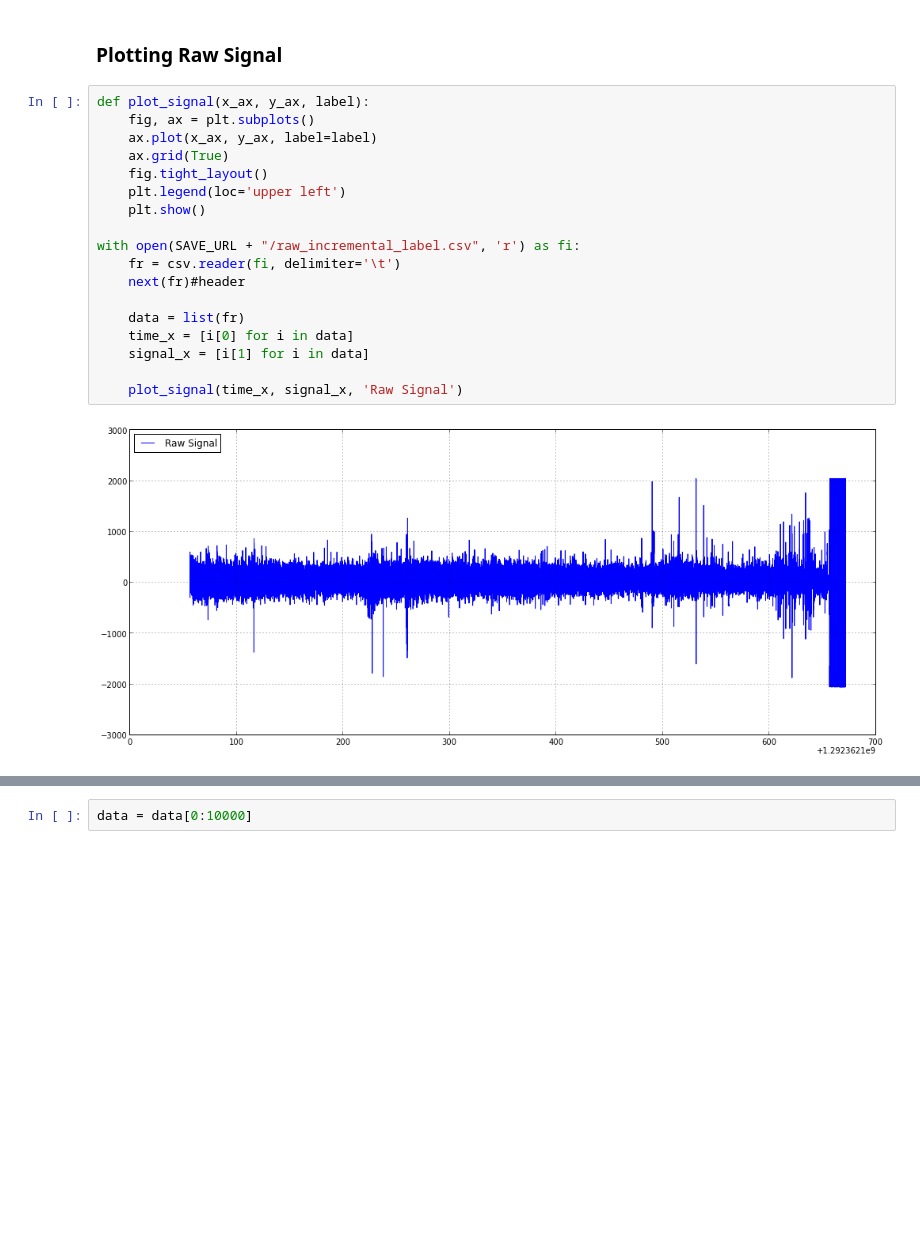
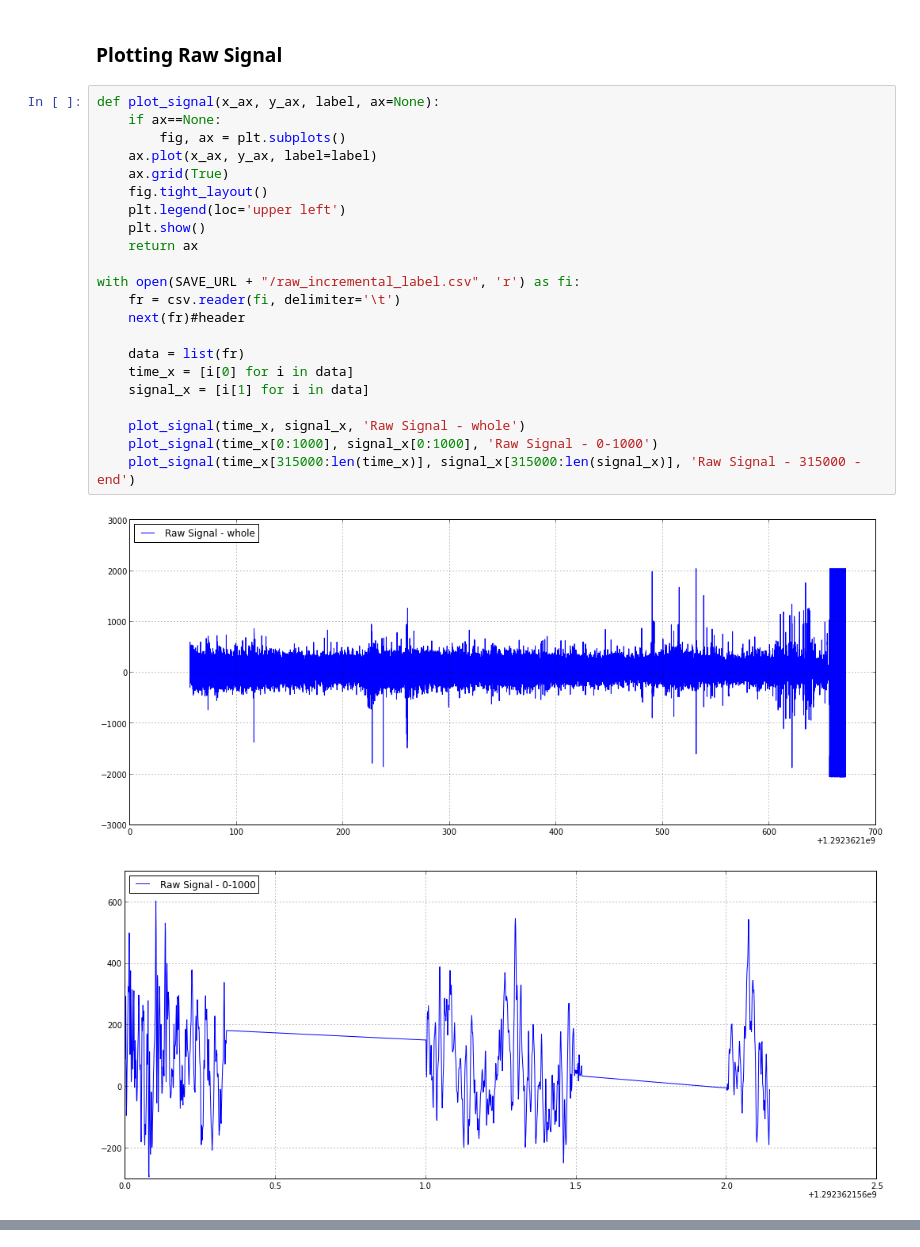
Before and after one commit to sagarjauhari/BCIpy, a Jupyter notebook: eeg_feature_extraction.ipynb, the cells around one changed output, grey strips where cells are left out. Saved outputs shown, nothing was run; the diff lists cells and outputs as text; blank space fills up the shorter version.

```diff
--- a/eeg_feature_extraction.ipynb
+++ b/eeg_feature_extraction.ipynb
@@ -21,22 +21,27 @@ except ImportError:
 # %% [markdown]
 ### Plotting Raw Signal
 # %%
-def plot_signal(x_ax, y_ax, label):
-    fig, ax = plt.subplots()
+def plot_signal(x_ax, y_ax, label, ax=None):
+    if ax==None:
+        fig, ax = plt.subplots()
     ax.plot(x_ax, y_ax, label=label)
     ax.grid(True)
     fig.tight_layout()
     plt.legend(loc='upper left')
     plt.show()
+    return ax
 
 with open(SAVE_URL + "/raw_incremental_label.csv", 'r') as fi:
     fr = csv.reader(fi, delimiter='\t')
     next(fr)#header
 
     data = list(fr)
     time_x = [i[0] for i in data]
     signal_x = [i[1] for i in data]
 
-    plot_signal(time_x, signal_x, 'Raw Signal')
+    plot_signal(time_x, signal_x, 'Raw Signal - whole')
+    plot_signal(time_x[0:1000], signal_x[0:1000], 'Raw Signal - 0-1000')
+    plot_signal(time_x[315000:len(time_x)], signal_x[315000:len(signal_x)], 'Raw Signal - 315000 - end')
 # %% [output]
-[figure, old version]
+[figure, new version]
+[figure, added]
@@ -43,2 +48,0 @@ with open(SAVE_URL + "/raw_incremental_label.csv", 'r') as fi:
-# %%
-data = data[0:10000]
```
Also changed, not shown: parts of 6 cells of this notebook.
